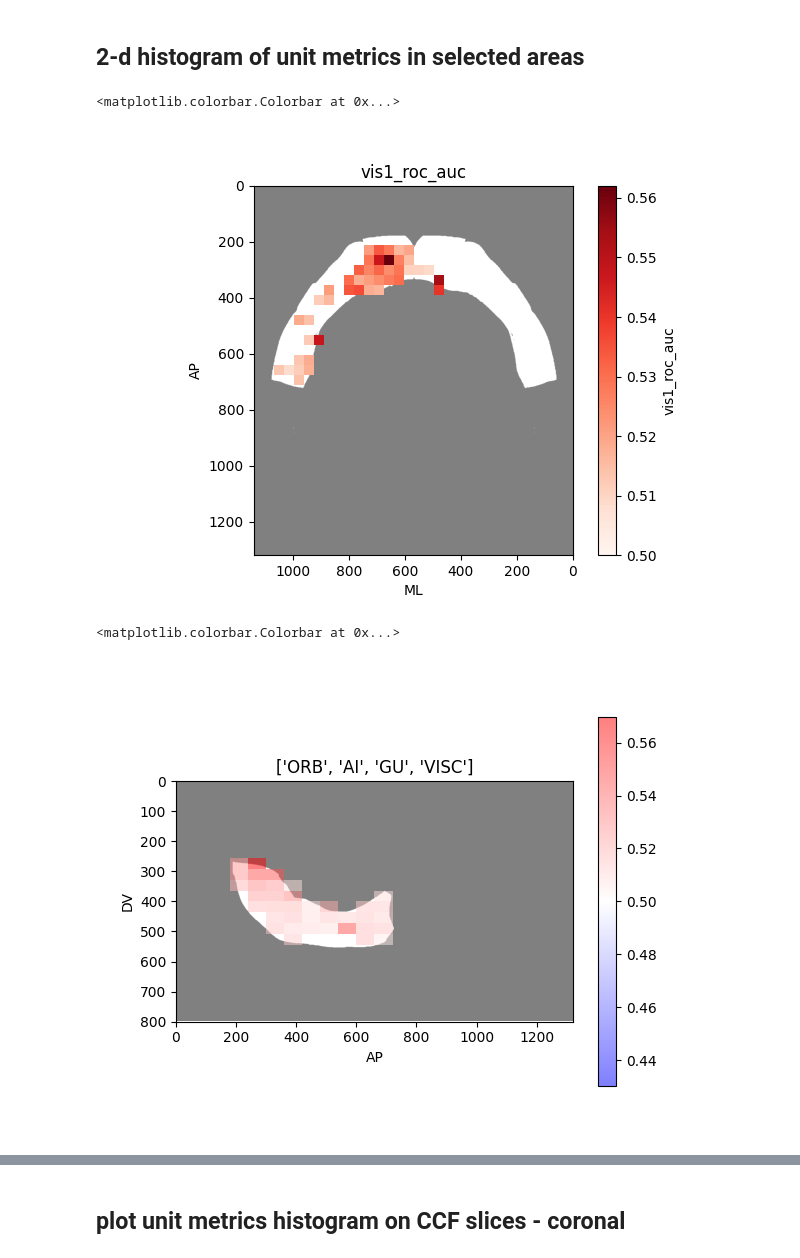
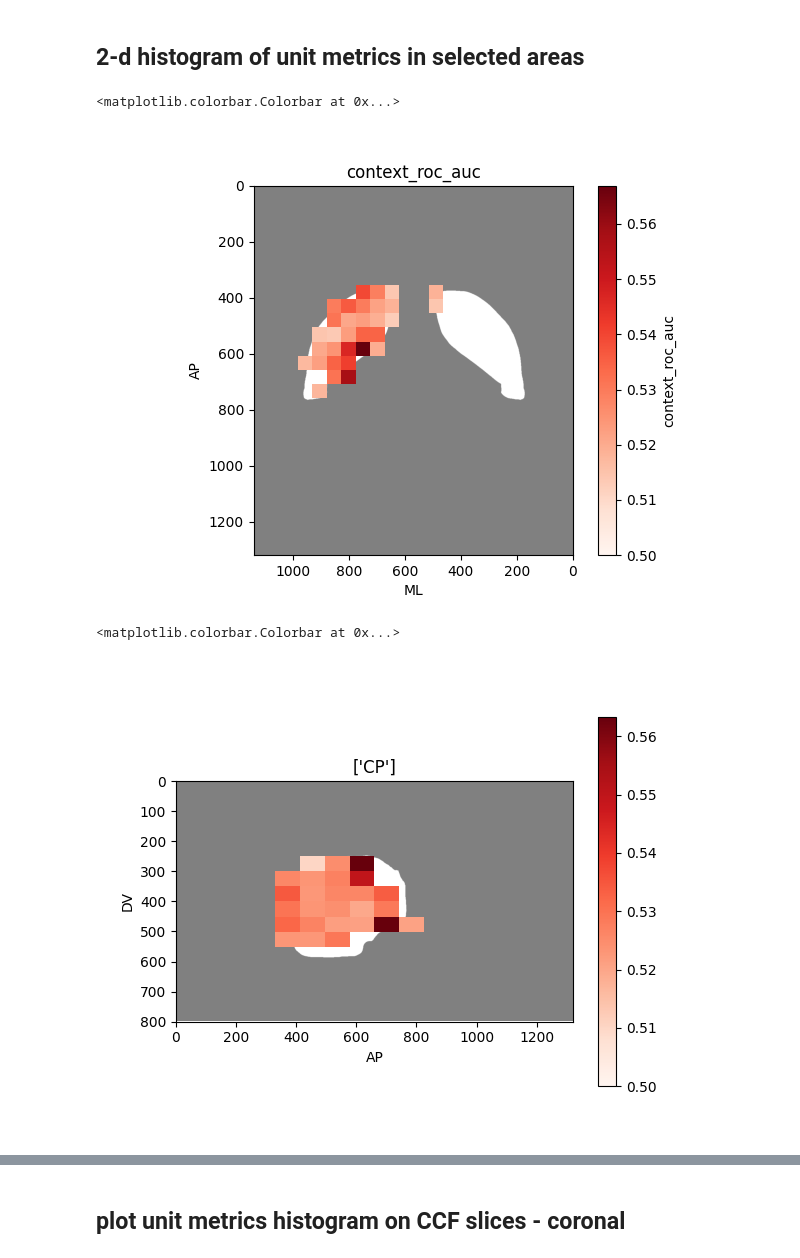
Before and after one commit to AllenInstitute/dynamic_routing_analysis, a Jupyter notebook: notebooks/single_unit_metrics_CCF_plot.ipynb, the cells around one changed output, grey strips where cells are left out. Saved outputs shown, nothing was run; the diff lists cells and outputs as text; code cells hidden in the pictures.

```diff
--- a/notebooks/single_unit_metrics_CCF_plot.ipynb
+++ b/notebooks/single_unit_metrics_CCF_plot.ipynb
@@ -61,7 +129,7 @@ sel_project='DynamicRouting'
 sel_units=all_data.query('presence_ratio>=0.7 and \
                             isi_violations_ratio<=0.5 and \
                             amplitude_cutoff<=0.1 and \
-                            activity_drift<=0.2 and \
+                            activity_drift<=0.1 and \
                             project.str.contains(@sel_project) and \
                             ~structure.isna() and ~location.isna() and \
                             session_id in @dr_session_list')
@@ -70,3 +140,17 @@ adj_pvals=spike_utils.calculate_single_unit_metric_adjusted_pvals(sel_units,sel_
+# %%
+adj_pvals=pd.merge(adj_pvals,session_dprime_df,on='session_id')
+
+adj_pvals_shuffle=adj_pvals.copy()
+#shuffle unit id, structure, location, ccf coords within each session
+for session_id in adj_pvals_shuffle['session_id'].unique():
+    session_mask=adj_pvals_shuffle['session_id']==session_id
+    shuffled_indices=np.random.permutation(adj_pvals_shuffle[session_mask].index)
+    adj_pvals_shuffle.loc[session_mask,'unit_id']=adj_pvals_shuffle.loc[shuffled_indices,'unit_id'].values
+    adj_pvals_shuffle.loc[session_mask,'structure']=adj_pvals_shuffle.loc[shuffled_indices,'structure'].values
+    adj_pvals_shuffle.loc[session_mask,'location']=adj_pvals_shuffle.loc[shuffled_indices,'location'].values
+    adj_pvals_shuffle.loc[session_mask,'ccf_ap']=adj_pvals_shuffle.loc[shuffled_indices,'ccf_ap'].values
+    adj_pvals_shuffle.loc[session_mask,'ccf_ml']=adj_pvals_shuffle.loc[shuffled_indices,'ccf_ml'].values
+    adj_pvals_shuffle.loc[session_mask,'ccf_dv']=adj_pvals_shuffle.loc[shuffled_indices,'ccf_dv'].values
 # %% [markdown]
 ### plot unit metrics in selected areas - point for each unit
 # %%
@@ -75,8 +159,8 @@ adj_pvals=spike_utils.calculate_single_unit_metric_adjusted_pvals(sel_units,sel_
 # structure_list=['MOs','MOp','SS','ORB','FRP','ACA','ILA','PL','AI','GU','RSP','VIS','AUD','PTLp','TEa','PERI','ECT','VISC','ENT']
 # structure_list=['MOs']
 # structure_list=['RT']
-# structure_list=['CP']
-structure_list=['ORB','AI','GU','VISC','FRP']
+structure_list=['CP']
+# structure_list=['ORB','AI','GU','VISC','FRP']
 # structure_list=['AId','AIp','AIv','GU','VISC']
 # dprime_threshold=1.0
 
@@ -92,6 +176,7 @@ structure_list_join="|".join(structure_list)
 #select units in these areas
 area_units=sel_units.query('structure.str.contains(@structure_list_join)')
 area_adj_pvals=adj_pvals.query('structure.str.contains(@structure_list_join)')
+area_adj_pvals_shuffle=adj_pvals_shuffle.query('structure.str.contains(@structure_list_join)')
 # %%
 # plot unit metrics
 
@@ -213,8 +298,8 @@ array([385. , 390. , 390. , ..., 495. , 510. , 497.5])
 #ccf shape = a/p, d/v, m/l
 
 # plot_variable='sound1_roc_auc'
-plot_variable='vis1_roc_auc'
-# plot_variable='context_roc_auc'
+# plot_variable='vis1_roc_auc'
+plot_variable='context_roc_auc'
 # plot_variable='lick_roc_auc'
 # plot_variable='n_units'
 # plot_variable='vis1_context_evoked_roc_auc'
@@ -234,41 +319,46 @@ else:
     cmap='bwr'
 
 #size of bins in microns
-binsize=35
+binsize=50
 
 xsize=annotation.shape[2]
 ysize=annotation.shape[0]
 
 xinput=area_units['ccf_ml'].to_numpy(dtype=float)/10
 yinput=area_units['ccf_ap'].to_numpy(dtype=float)/10
 
 if plot_variable=='n_units':
     statbins = st.binned_statistic_2d(xinput, yinput, None, statistic='count', bins=(int(xsize/binsize), int(ysize/binsize)), range=((0,xsize), (0,ysize)))
 else:
     statbins = st.binned_statistic_2d(xinput, yinput, plot_data, statistic='mean', bins=(int(xsize/binsize), int(ysize/binsize)), range=((0,xsize), (0,ysize)))
     statbins_count = st.binned_statistic_2d(xinput, yinput, None, statistic='count', bins=(int(xsize/binsize), int(ysize/binsize)), range=((0,xsize), (0,ysize)))
 
+#require each bin to have at least 10 units
+min_units_per_bin=10
+valid_bins = statbins_count.statistic >= min_units_per_bin
+statbins.statistic[~valid_bins] = np.nan
+
 if 'roc_auc' in plot_variable:
     maxrange=np.nanmax(statbins.statistic)*0.99
     # minrange=1-maxrange
     minrange=0.5
     cmap='Reds'
 else:
     minrange=np.nanmin(statbins.statistic)
     maxrange=np.nanmax(statbins.statistic)
 
 fig,ax=plt.subplots(1,1)
-ax.imshow(np.max(area_mask[:,:,:],axis=1),cmap='gray',alpha=0.5)
+ax.imshow(np.max(area_mask[:,:,:],axis=1),cmap='gray',alpha=0.5,aspect='equal')
 values=ax.imshow(statbins.statistic.T,extent=[xsize,0,ysize,0],cmap=cmap,alpha=1,vmin=minrange,vmax=maxrange)
 ax.set_aspect('equal')
 ax.set_xlabel('ML')
 ax.set_ylabel('AP')
 # ax.set_title(structure_list)
 ax.set_title(plot_variable)
 fig.colorbar(ax=ax,mappable=values,label=plot_variable)
 # %% [output]
 <matplotlib.colorbar.Colorbar at 0x...>
-[figure, old version]
+[figure, new version]
 # %%
 # sagittal view - histogram
 
@@ -279,17 +369,25 @@ xinput=area_units['ccf_ap'].to_numpy(dtype=float)/10
 yinput=area_units['ccf_dv'].to_numpy(dtype=float)/10
 
 statbins = st.binned_statistic_2d(xinput, yinput, plot_data, statistic='mean', bins=(int(ysize/binsize), int(annotation.shape[1]/binsize)), range=((0,xsize), (0,ysize)))
+statbins_count = st.binned_statistic_2d(xinput, yinput, None, statistic='count', bins=(int(ysize/binsize), int(annotation.shape[1]/binsize)), range=((0,xsize), (0,ysize)))
+
+#require each bin to have at least 10 units
+min_units_per_bin=10
+valid_bins = statbins_count.statistic >= min_units_per_bin
+statbins.statistic[~valid_bins] = np.nan
 
 if 'roc_auc' in plot_variable:
-    maxrange=np.nanmax(statbins.statistic)*0.95
-    minrange=1-maxrange
+    maxrange=np.nanmax(statbins.statistic)*0.99
+    # minrange=1-maxrange
+    minrange=0.5
+    cmap='Reds'
 else:
     minrange=np.nanmin(statbins.statistic)
     maxrange=np.nanmax(statbins.statistic)
 
 fig,ax=plt.subplots(1,1)
-ax.imshow(np.max(area_mask[:,:,:],axis=2).T,cmap='gray',alpha=0.5)
-values=ax.imshow(statbins.statistic.T,extent=[0,xsize,ysize,0],cmap='bwr',alpha=0.5,vmin=minrange,vmax=maxrange)
+ax.imshow(np.max(area_mask[:,:,:],axis=2).T,cmap='gray',alpha=0.5,aspect='equal')
+values=ax.imshow(statbins.statistic.T,extent=[0,xsize,ysize,0],cmap=cmap,vmin=minrange,vmax=maxrange,aspect='equal')
 ax.set_aspect('equal')
 ax.set_xlabel('AP')
 ax.set_ylabel('DV')
@@ -297,7 +395,7 @@ ax.set_title(structure_list)
 fig.colorbar(ax=ax,mappable=values)
 # %% [output]
 <matplotlib.colorbar.Colorbar at 0x...>
-[figure, old version]
+[figure, new version]
 # %%
 #coronal view - histogram
 
```
Also changed, not shown: parts of 10 cells of this notebook, 4 other files.
